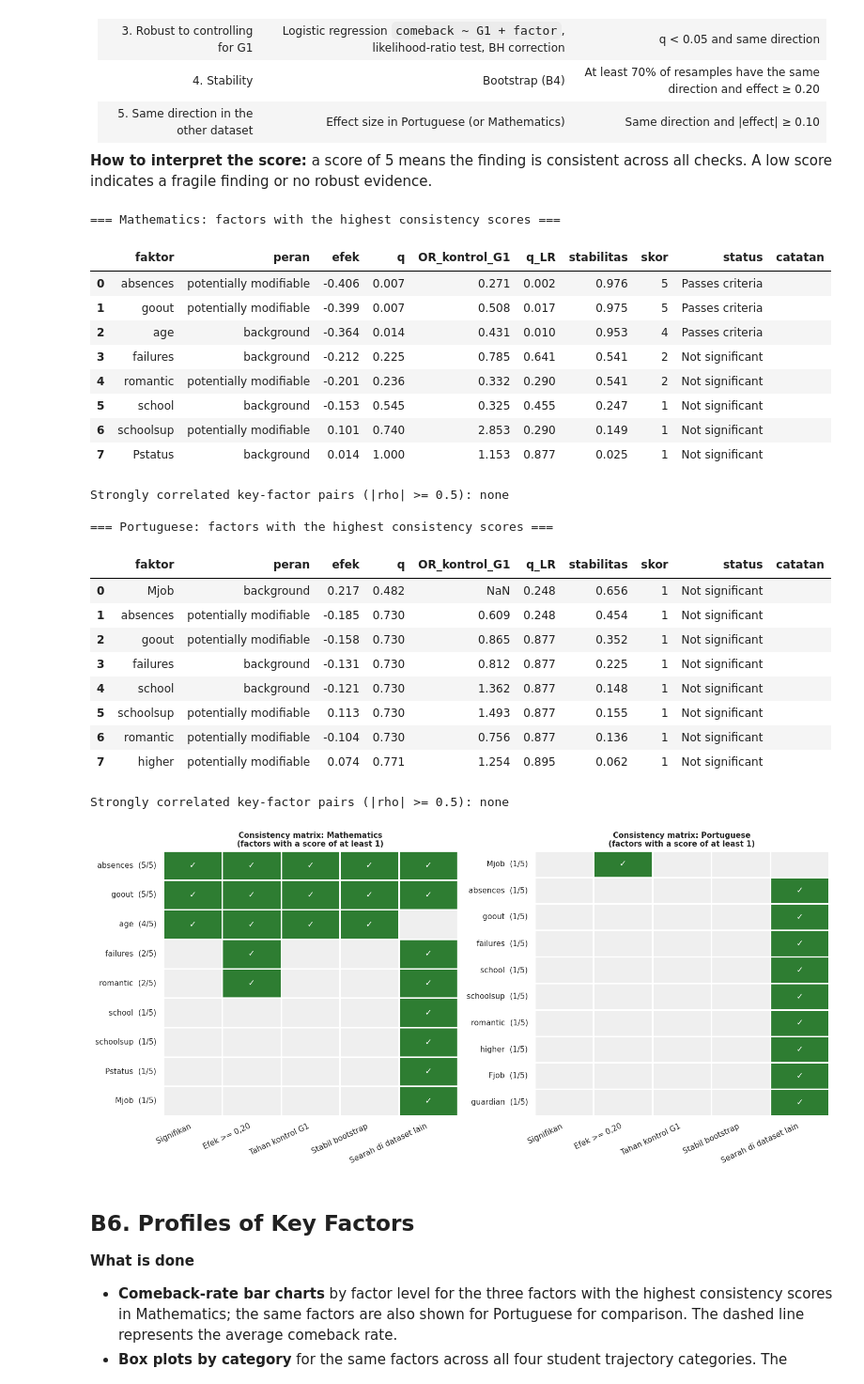
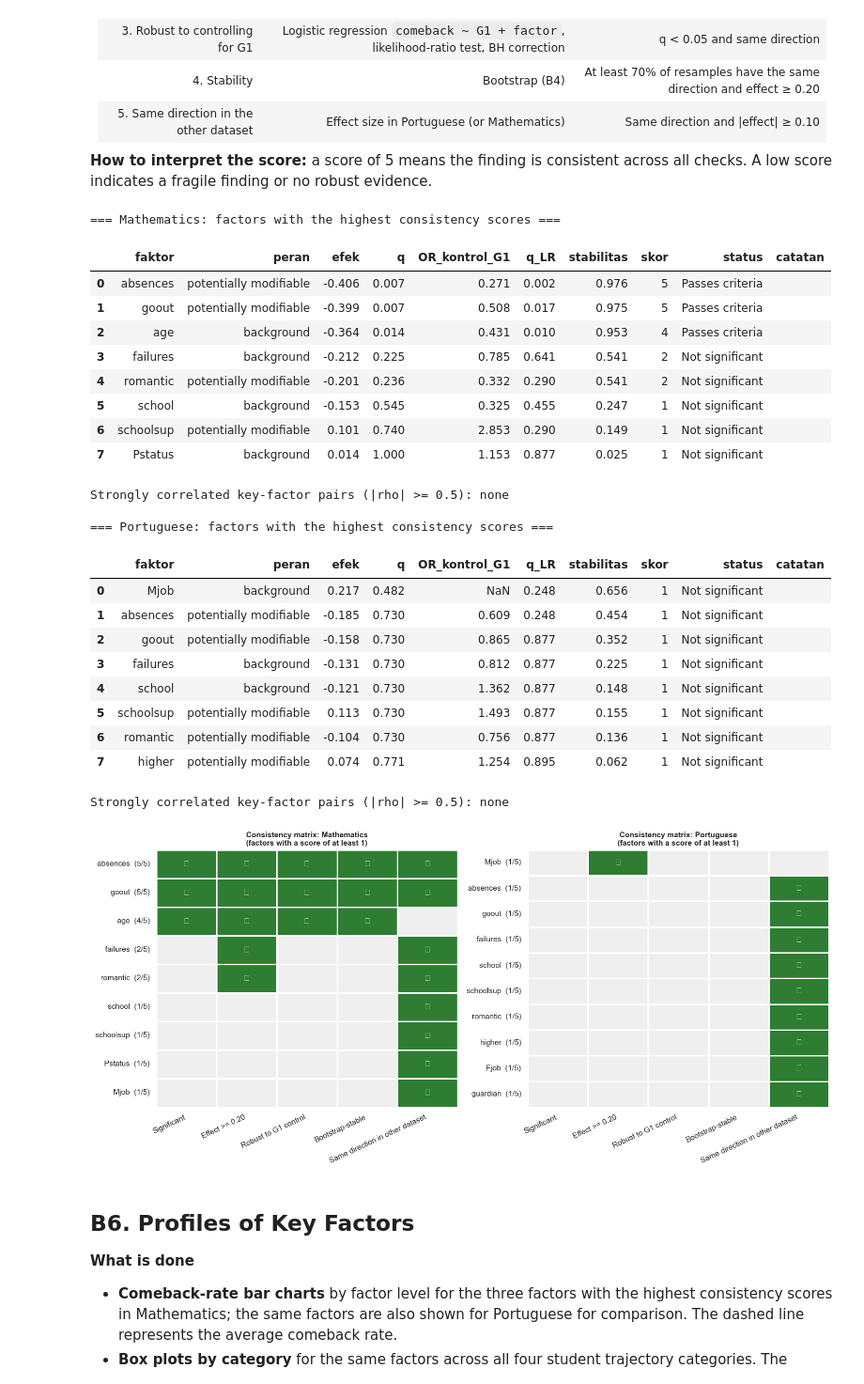
Before and after one commit to zahraychana/student-performance-analyze, a Jupyter notebook: notebooks/smallproject.ipynb, the cells around one changed output. Shown at 94% size. Drawn from its saved outputs; the diff is of its cells as text; code cells hidden in the pictures.

```diff
--- a/notebooks/smallproject.ipynb
+++ b/notebooks/smallproject.ipynb
@@ -142,7 +156,8 @@ For correlation analysis, binary, ordinal, and numeric variables can be treated
 
 **Variables used:** G3 is the final grade. G1 and G2 are previous grades: G1 is used as a control, and G2 as a checkpoint. The 30 background variables are candidate factors.
 # %%
-FILES = {'Mathematics': 'student-mat.csv', 'Portuguese': 'student-por.csv'}
+FILES = {'Mathematics': os.path.join(DATA_DIR, 'student-mat.csv'),
+         'Portuguese': os.path.join(DATA_DIR, 'student-por.csv')}
 KODE = {'Mathematics': 'mat', 'Portuguese': 'por'}
 LAIN = {'Mathematics': 'Portuguese', 'Portuguese': 'Mathematics'}
 
@@ -580,11 +591,11 @@ HASIL_A = {}
 for nama, d in DATA.items():
     T = faktor_vs_g3(d)
     HASIL_A[nama] = {'faktor_g3': T, 'r_g1': stats.pearsonr(d.G1, d.G3)[0], 'r_g2': stats.pearsonr(d.G2, d.G3)[0]}
-    simpan_tabel(T, f'A6_faktor_vs_g3_{KODE[nama]}')
+    simpan_tabel(T, f'A6_factors_vs_g3_{KODE[nama]}')
     print(f'\n=== {nama}: 10 factors with the largest |rho| with G3 ===')
     display(T[T.tipe != 'nominal'].nlargest(10, 'abs_rho')[['faktor', 'tipe', 'rho', 'q', 'rho_parsial', 'q_parsial']]
             .round(3))
-    print(f'{nama}: faktor nominal (Kruskal-Wallis terhadap G3)')
+    print(f'{nama}: nominal factors (Kruskal-Wallis against G3)')
     display(T[T.tipe == 'nominal'][['faktor', 'p', 'q', 'epsilon2', 'ringkas']].round(3))
 
 fig, axes = plt.subplots(1, 2, figsize=(15, 6.5), sharex=True)
@@ -592,8 +603,8 @@ for ax, (nama, H) in zip(axes, HASIL_A.items()):
     T = H['faktor_g3']
     T = T[T.tipe != 'nominal'].nlargest(12, 'abs_rho').iloc[::-1]
     y = np.arange(len(T))
-    ax.barh(y + 0.2, T.rho, height=0.38, color=WARNA[nama], label='rho (tanpa kontrol)')
-    ax.barh(y - 0.2, T.rho_parsial, height=0.38, color=WARNA[nama], alpha=0.35, label='rho parsial (G1 dikontrol)')
+    ax.barh(y + 0.2, T.rho, height=0.38, color=WARNA[nama], label='rho (no control)')
+    ax.barh(y - 0.2, T.rho_parsial, height=0.38, color=WARNA[nama], alpha=0.35, label='partial rho (controlling for G1)')
     label = [f'{f}{" *" if q < A else ""}{" †" if qp < A else ""}' for f, q, qp in zip(T.faktor, T.q, T.q_parsial)]
     ax.set_yticks(y)
     ax.set_yticklabels(label)
@@ -602,7 +613,7 @@ for ax, (nama, H) in zip(axes, HASIL_A.items()):
     ax.set_xlabel('Spearman correlation with G3')
     ax.legend(loc='lower right', fontsize=8)
 fig.tight_layout()
-simpan(fig, 'A6_faktor_vs_g3')
+simpan(fig, 'A6_factors_vs_g3')
 # %% [output]
 === Mathematics: 10 factors with the largest |rho| with G3 ===
 |  | faktor | tipe | rho | q | rho_parsial | q_parsial |
@@ -891,9 +902,9 @@ for i, nama in enumerate(HASIL):
     for x_, v, n in zip(xpos, p_, d['n']):
         ax.text(x_, v + 0.07, f'{pct(v)}\nn={n}', ha='center', fontsize=9)
 ax.set_xticks(np.arange(2))
-ax.set_xticklabels(['Sudah pass di G2', 'Masih fail di G2'])
+ax.set_xticklabels(['Already passed G2', 'Still failing G2'])
 ax.set_ylim(0, 1.18)
-ax.set_ylabel('Peluang pass di G3')
+ax.set_ylabel('Probability of passing G3')
 ax.set_title('G2 checkpoint: probability of passing G3 among students who failed G1')
 ax.legend()
 simpan(fig, 'B3_checkpoint_g2')
@@ -932,7 +943,7 @@ def siapkan_faktor(fokus):
             jarang = vc[vc < CONFIG['MIN_N_KATEGORI']].index.tolist()
             if jarang:
                 s = s.where(~s.isin(jarang), 'other')
-                catatan.append(f'{f}: kategori {jarang} digabung ke "other"')
+                catatan.append(f'{f}: categories {jarang} merged into "other"')
         dominan = s.value_counts(normalize=True).iloc[0]
         if s.nunique() < 2 or dominan > CONFIG['BATAS_DOMINAN']:
             catatan.append(f'{f}: excluded because one category dominates ({pct(dominan)})')
@@ -987,7 +998,7 @@ def uji_kontingensi(x, g):
     if (e < 5).any():
         hit = sum(chi2_stat(np.bincount(xk * kg + RNG.permutation(gk), minlength=kx * kg).reshape(kx, kg))
                   >= chi2 - 1e-9 for _ in range(CONFIG['N_PERMUTASI']))
-        return chi2, (hit + 1) / (CONFIG['N_PERMUTASI'] + 1), 'Chi-square permutasi'
+        return chi2, (hit + 1) / (CONFIG['N_PERMUTASI'] + 1), 'Permutation chi-square'
     return chi2, float(stats.chi2.sf(chi2, (kx - 1) * (kg - 1))), 'Chi-square'
 
 
@@ -1005,12 +1016,12 @@ def uji_semua_faktor(X, y, aktif):
                    [int(((x == 0) & (y == 1)).sum()), int(((x == 0) & (y == 0)).sum())]]
             p = stats.fisher_exact(tab)[1]
             uji = 'Fisher exact'
-            ringkas = (f'tingkat comeback {f} = {LEVEL_POSITIF[f]}: {pct(y[x == 1].mean())} '
+            ringkas = (f'comeback rate {f} = {LEVEL_POSITIF[f]}: {pct(y[x == 1].mean())} '
                        f'vs {LEVEL_NEGATIF[f]}: {pct(y[x == 0].mean())}')
         else:
             _, p, uji = uji_kontingensi(x, y)
             laju = y.groupby(x).mean().sort_values(ascending=False)
-            ringkas = 'tingkat comeback: ' + ', '.join(f'{k} {pct(v)}' for k, v in laju.items())
+            ringkas = 'comeback rate: ' + ', '.join(f'{k} {pct(v)}' for k, v in laju.items())
         baris.append(dict(faktor=f, tipe=tipe, peran=PERAN[f], uji=uji, p=p, efek=hitung_efek(x, y, tipe),
                           ringkas=ringkas))
     T = pd.DataFrame(baris)
@@ -1019,7 +1030,7 @@ def uji_semua_faktor(X, y, aktif):
     T['efek_abs'] = T.efek.abs()
     T['status'] = np.select([(T.q < A) & (T.efek_abs >= E), (T.q < AI) & (T.efek_abs >= E)],
                             ['Passes criteria', 'Suggestive'], 'Not significant')
-    T['catatan'] = np.where((T.status == 'Passes criteria') & (T.p_holm >= A), 'sensitif terhadap metode koreksi', '')
+    T['catatan'] = np.where((T.status == 'Passes criteria') & (T.p_holm >= A), 'sensitive to correction method', '')
     return T.sort_values(['q', 'efek_abs'], ascending=[True, False]).reset_index(drop=True)
 
 
@@ -1049,11 +1060,11 @@ for nama, H in HASIL.items():
     T = uji_semua_faktor(H['X'], H['y'], aktif)
     H['boot'] = bootstrap_efek(H['X'], H['y'], aktif, T.set_index('faktor').efek, CONFIG['N_BOOTSTRAP'])
     H['uji'] = T.merge(H['boot'], on='faktor')
-    simpan_tabel(H['uji'], f'B4_uji_faktor_{KODE[nama]}')
-    print(f'\n=== {nama}: {len(aktif)} faktor diuji, {(T.status == "Lolos").sum()} lolos, '
+    simpan_tabel(H['uji'], f'B4_factor_tests_{KODE[nama]}')
+    print(f'\n=== {nama}: {len(aktif)} factors tested, {(T.status == "Passes criteria").sum()} pass, '
           f'{(T.status == "Suggestive").sum()} suggestive ===')
     for c in catatan:
-        print('   catatan:', c)
+        print('   note:', c)
     display(H['uji'][['faktor', 'tipe', 'uji', 'efek', 'CI95_bawah', 'CI95_atas', 'q', 'p_holm', 'status',
                       'catatan', 'ringkas']].head(10).round(3))
 
@@ -1070,11 +1081,11 @@ for ax, (nama, H) in zip(axes, HASIL.items()):
     for v in (-E, E):
         ax.axvline(v, ls='--', c='grey', lw=0.9)
     ax.axvline(0, c='k', lw=1)
-    ax.set_title(f'{nama}: ukuran efek Comeback vs Persistent Failure (CI bootstrap 95%)')
+    ax.set_title(f'{nama}: effect size, Comeback vs Persistent Failure (95% bootstrap CI)')
     ax.set_xlabel('Effect (+ = higher / more frequent in the Comeback group)')
 legenda = [Line2D([0], [0], color=c, marker='o', lw=2, label=s) for s, c in WARNA_STATUS.items()]
 legenda.append(Line2D([0], [0], color='k', marker='s', lw=0, label="square = Cramer's V (directionless)"))
 fig.legend(handles=legenda, loc='lower center', ncol=4, frameon=False, bbox_to_anchor=(0.5, -0.03))
 fig.tight_layout()
-simpan(fig, 'B4_forest_plot_faktor')
+simpan(fig, 'B4_factor_forest_plot')
 # %% [output]
@@ -1157,7 +1168,7 @@ def logit_kontrol_g1(X, y, g1, aktif):
     return T
 
 
-LAPIS = ['Signifikan', 'Efek >= 0,20', 'Tahan kontrol G1', 'Stabil bootstrap', 'Searah di dataset lain']
+LAPIS = ['Significant', 'Effect >= 0.20', 'Robust to G1 control', 'Bootstrap-stable', 'Same direction in other dataset']
 
 for nama, H in HASIL.items():
     H['logit'] = logit_kontrol_g1(H['X'], H['y'], H['biner'].G1, H['aktif'])
@@ -1179,7 +1190,7 @@ for nama, H in HASIL.items():
     T['skor'] = M.sum(axis=1).astype(int)
     H['konsistensi'] = M
     H['ringkas'] = T.reset_index().sort_values(['skor', 'efek_abs'], ascending=False).reset_index(drop=True)
-    simpan_tabel(H['ringkas'], f'B5_ringkasan_faktor_{KODE[nama]}')
+    simpan_tabel(H['ringkas'], f'B5_factor_summary_{KODE[nama]}')
 
     lolos = H['ringkas'][(H['ringkas'].status == 'Passes criteria') & (H['ringkas'].tipe != 'nominal')].faktor.tolist()
     if len(lolos) >= 2:
@@ -1205,35 +1216,35 @@ for ax, (nama, H) in zip(axes, HASIL.items()):
     ax.set_yticks(np.arange(len(R)) + 0.5)
     ax.set_yticklabels([f'{f}  ({R.loc[f, "skor"]}/5)' for f in R.index], rotation=0)
     ax.set_xticklabels(Mv.columns, rotation=25, ha='right')
     ax.set_title(f'Consistency matrix: {nama}\n(factors with a score of at least 1)')
     ax.set_ylabel('')
 fig.tight_layout()
-simpan(fig, 'B5_matriks_konsistensi')
+simpan(fig, 'B5_consistency_matrix')
 # %% [output]
 === Mathematics: factors with the highest consistency scores ===
 |  | faktor | peran | efek | q | OR_kontrol_G1 | q_LR | stabilitas | skor | status | catatan |
 | 0 | absences | potentially modifiable | -0.406 | 0.007 | 0.271 | 0.002 | 0.976 | 5 | Passes criteria |  |
 | 1 | goout | potentially modifiable | -0.399 | 0.007 | 0.508 | 0.017 | 0.975 | 5 | Passes criteria |  |
 | 2 | age | background | -0.364 | 0.014 | 0.431 | 0.010 | 0.953 | 4 | Passes criteria |  |
 | 3 | failures | background | -0.212 | 0.225 | 0.785 | 0.641 | 0.541 | 2 | Not significant |  |
 | 4 | romantic | potentially modifiable | -0.201 | 0.236 | 0.332 | 0.290 | 0.541 | 2 | Not significant |  |
 | 5 | school | background | -0.153 | 0.545 | 0.325 | 0.455 | 0.247 | 1 | Not significant |  |
 | 6 | schoolsup | potentially modifiable | 0.101 | 0.740 | 2.853 | 0.290 | 0.149 | 1 | Not significant |  |
 | 7 | Pstatus | background | 0.014 | 1.000 | 1.153 | 0.877 | 0.025 | 1 | Not significant |  |
 Strongly correlated key-factor pairs (|rho| >= 0.5): none
 
 === Portuguese: factors with the highest consistency scores ===
 |  | faktor | peran | efek | q | OR_kontrol_G1 | q_LR | stabilitas | skor | status | catatan |
 | 0 | Mjob | background | 0.217 | 0.482 | NaN | 0.248 | 0.656 | 1 | Not significant |  |
 | 1 | absences | potentially modifiable | -0.185 | 0.730 | 0.609 | 0.248 | 0.454 | 1 | Not significant |  |
 | 2 | goout | potentially modifiable | -0.158 | 0.730 | 0.865 | 0.877 | 0.352 | 1 | Not significant |  |
 | 3 | failures | background | -0.131 | 0.730 | 0.812 | 0.877 | 0.225 | 1 | Not significant |  |
 | 4 | school | background | -0.121 | 0.730 | 1.362 | 0.877 | 0.148 | 1 | Not significant |  |
 | 5 | schoolsup | potentially modifiable | 0.113 | 0.730 | 1.493 | 0.877 | 0.155 | 1 | Not significant |  |
 | 6 | romantic | potentially modifiable | -0.104 | 0.730 | 0.756 | 0.877 | 0.136 | 1 | Not significant |  |
 | 7 | higher | potentially modifiable | 0.074 | 0.771 | 1.254 | 0.895 | 0.062 | 1 | Not significant |  |
 Strongly correlated key-factor pairs (|rho| >= 0.5): none
-[figure, old version]
+[figure, new version]
 # %% [markdown]
 ## B6. Profiles of Key Factors
 **What is done**
```
Also changed, not shown: parts of 16 cells of this notebook, 57 other files.
